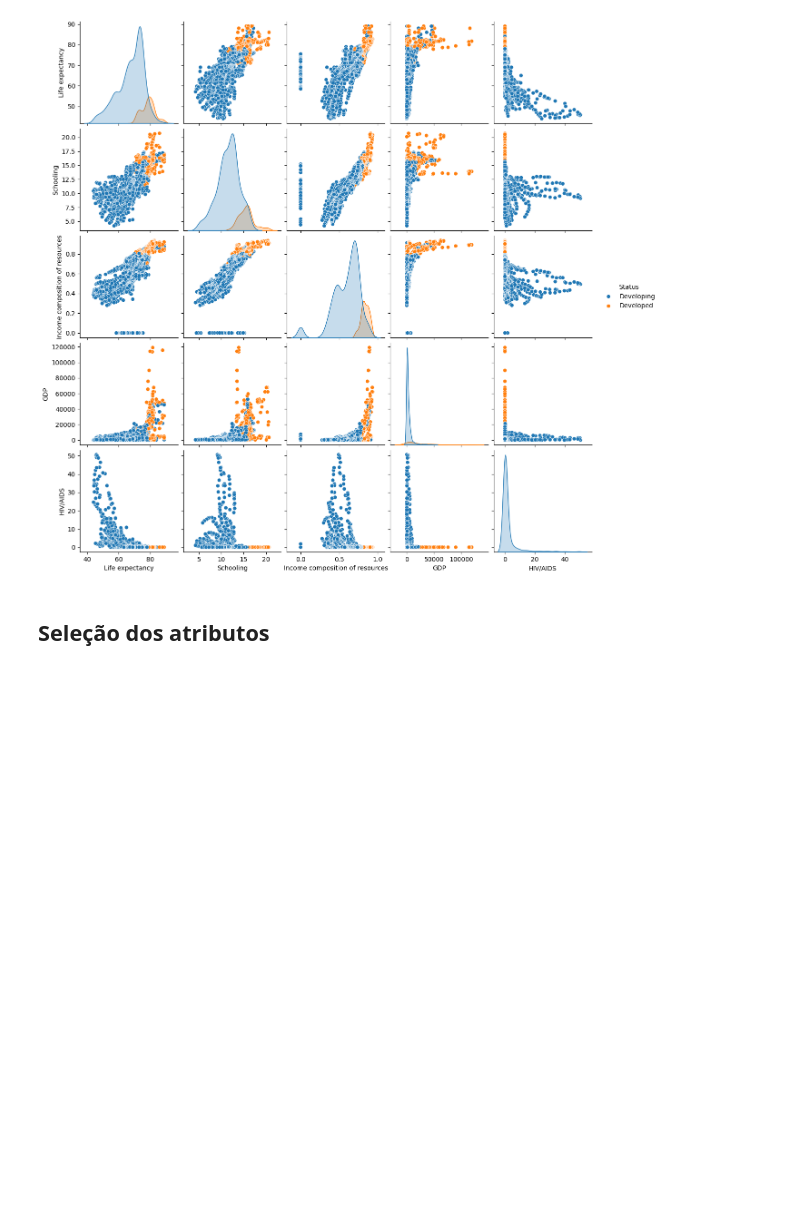
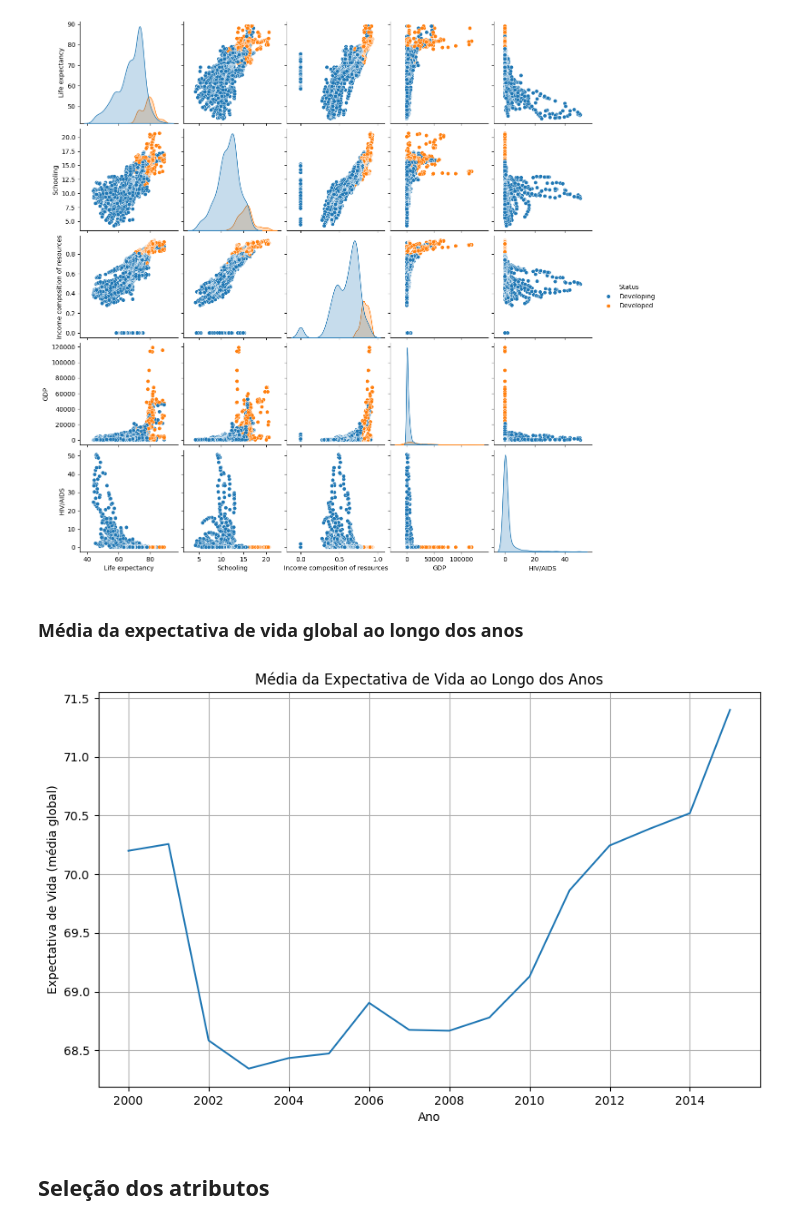
Before and after one commit to pab-h/DataScienceProcess, a Jupyter notebook: notebooks/lifeExpectancy.ipynb, the cells around one changed output. Saved outputs shown, nothing was run; the diff lists cells and outputs as text; code cells hidden in the pictures; blank space fills up the shorter version.

```diff
--- a/notebooks/lifeExpectancy.ipynb
+++ b/notebooks/lifeExpectancy.ipynb
@@ -328,5 +330,19 @@ sns.pairplot(lifeExpectancy[['Life expectancy', 'Schooling', 'Income composition
 # %% [output]
 <seaborn.axisgrid.PairGrid at 0x...>
 [figure]
+# %% [markdown]
+### Média da expectativa de vida global ao longo dos anos
+# %%
+media_vida_ano = lifeExpectancy.groupby('Year')['Life expectancy'].mean().reset_index()
+
+plt.figure(figsize=(10, 6))
+sns.lineplot(data=media_vida_ano, x='Year', y='Life expectancy')
+plt.title('Média da Expectativa de Vida ao Longo dos Anos')
+plt.ylabel('Expectativa de Vida (média global)')
+plt.xlabel('Ano')
+plt.grid(True)
+plt.show()
+# %% [output]
+[figure, added]
 # %% [markdown]
 ## Seleção dos atributos
```
Also changed, not shown: parts of 6 cells of this notebook.
